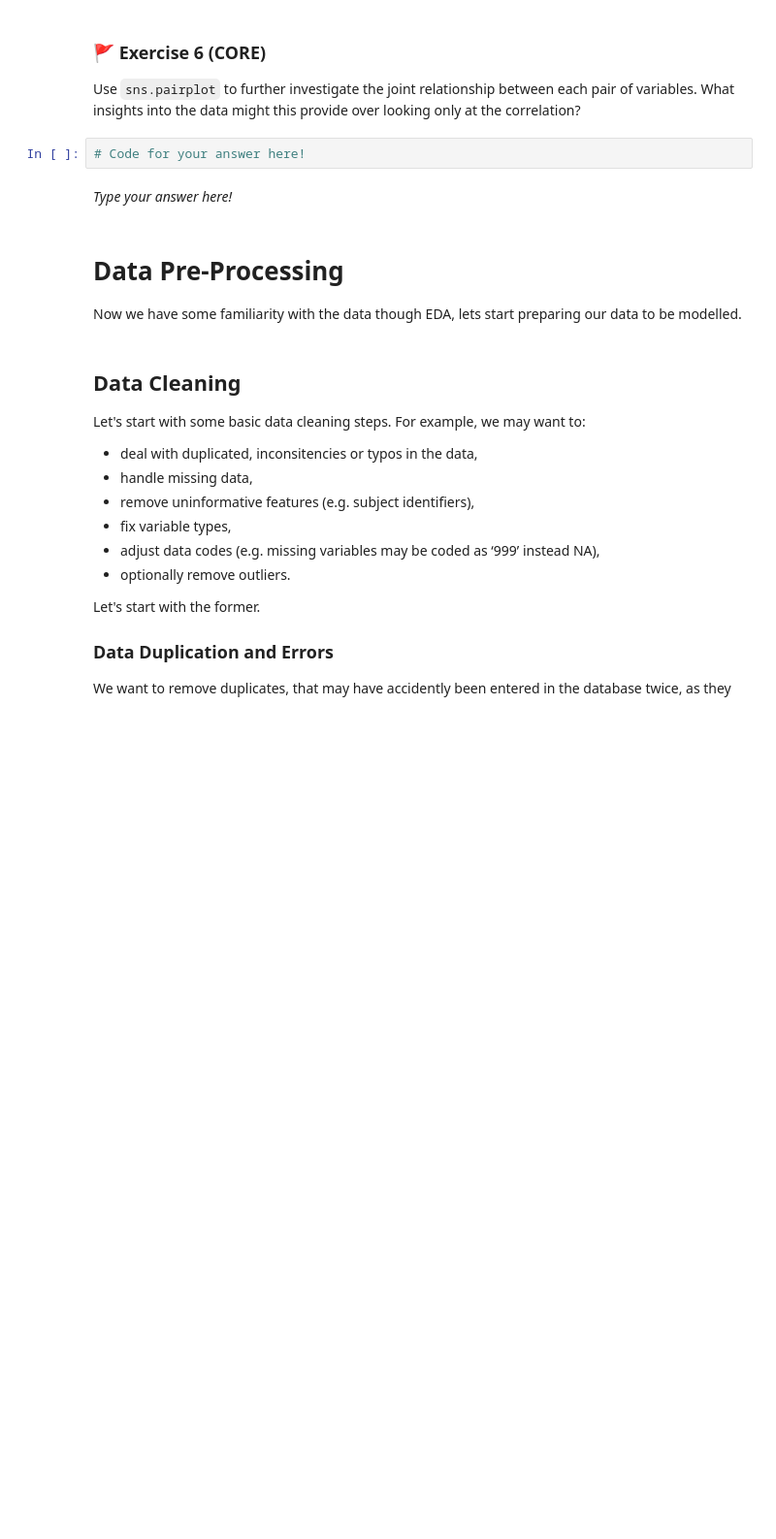
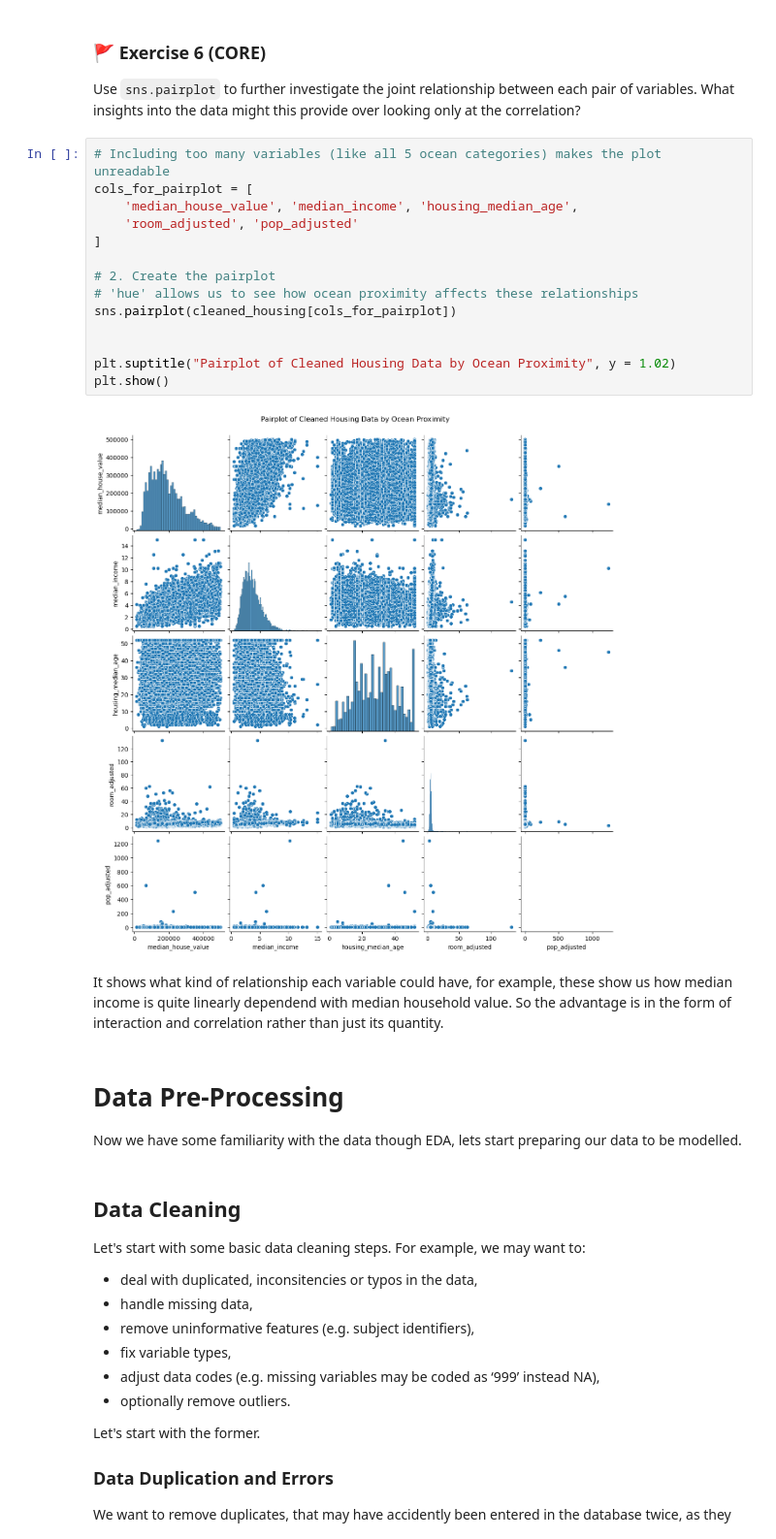
Before and after one commit to aaroparkkinen/MLP_2026_week01, a Jupyter notebook: mlp_week01.ipynb, the cells around one changed output. Shown at 97% size. Cells and saved outputs as stored; diff of their text form; blank space fills up the shorter version.

```diff
--- a/mlp_week01.ipynb
+++ b/mlp_week01.ipynb
@@ -214,9 +372,23 @@ _Type your answer here!_
 
 Use `sns.pairplot` to further investigate the joint relationship between each pair of variables. What insights into the data might this provide over looking only at the correlation?
 # %%
-# Code for your answer here!
+# Including too many variables (like all 5 ocean categories) makes the plot unreadable
+cols_for_pairplot = [
+    'median_house_value', 'median_income', 'housing_median_age',
+    'room_adjusted', 'pop_adjusted'
+]
+
+# 2. Create the pairplot
+# 'hue' allows us to see how ocean proximity affects these relationships
+sns.pairplot(cleaned_housing[cols_for_pairplot])
+
+
+plt.suptitle("Pairplot of Cleaned Housing Data by Ocean Proximity", y = 1.02)
+plt.show()
+# %% [output]
+[figure, added]
 # %% [markdown]
-_Type your answer here!_
+It shows what kind of relationship each variable could have, for example, these show us how median income is quite linearly dependend with median household value. So the advantage is in the form of interaction and correlation rather than just its quantity.
 # %% [markdown]
 # Data Pre-Processing <a id='prep'></a>
 
```
Also changed, not shown: parts of 20 cells of this notebook.
